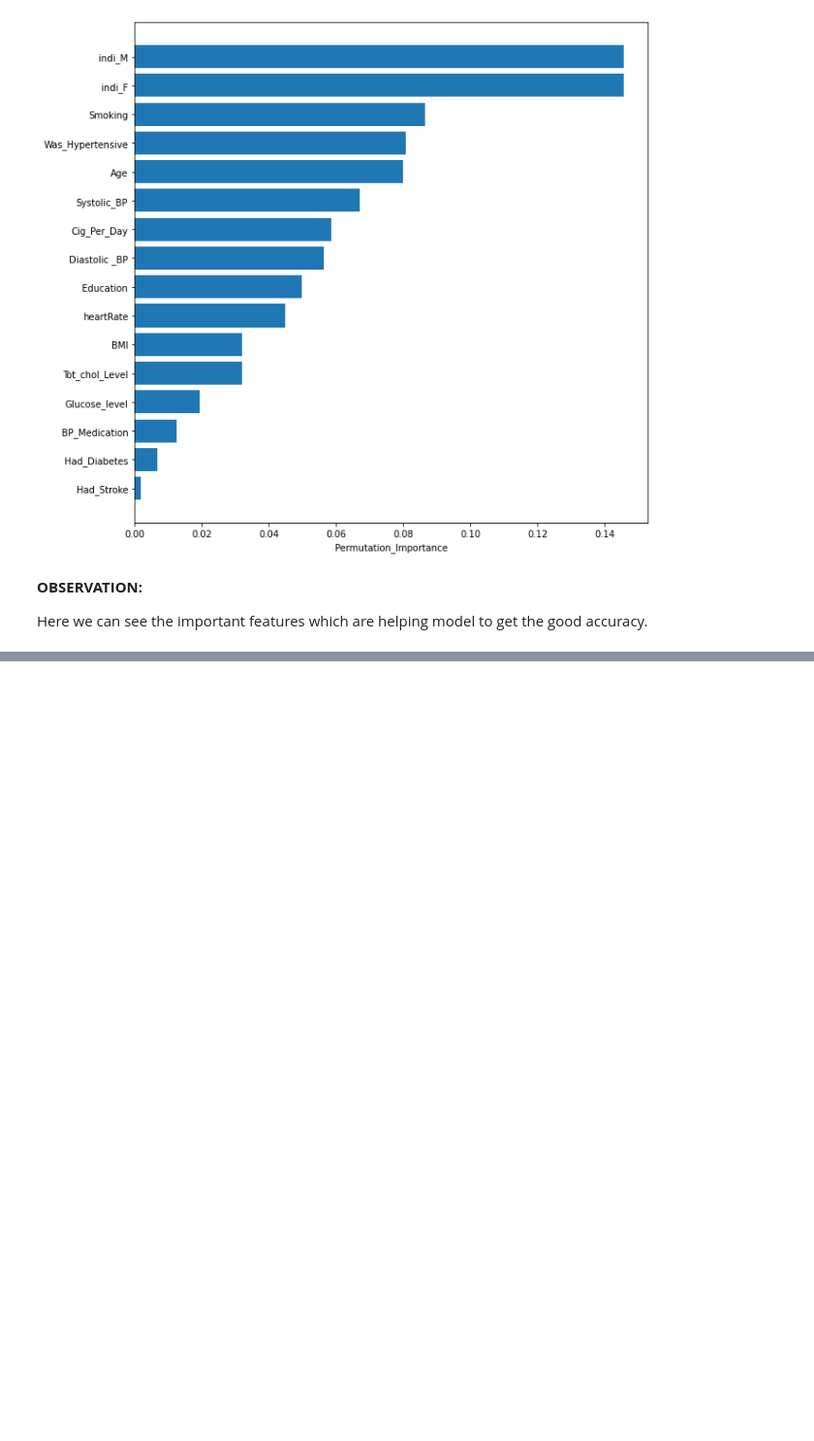
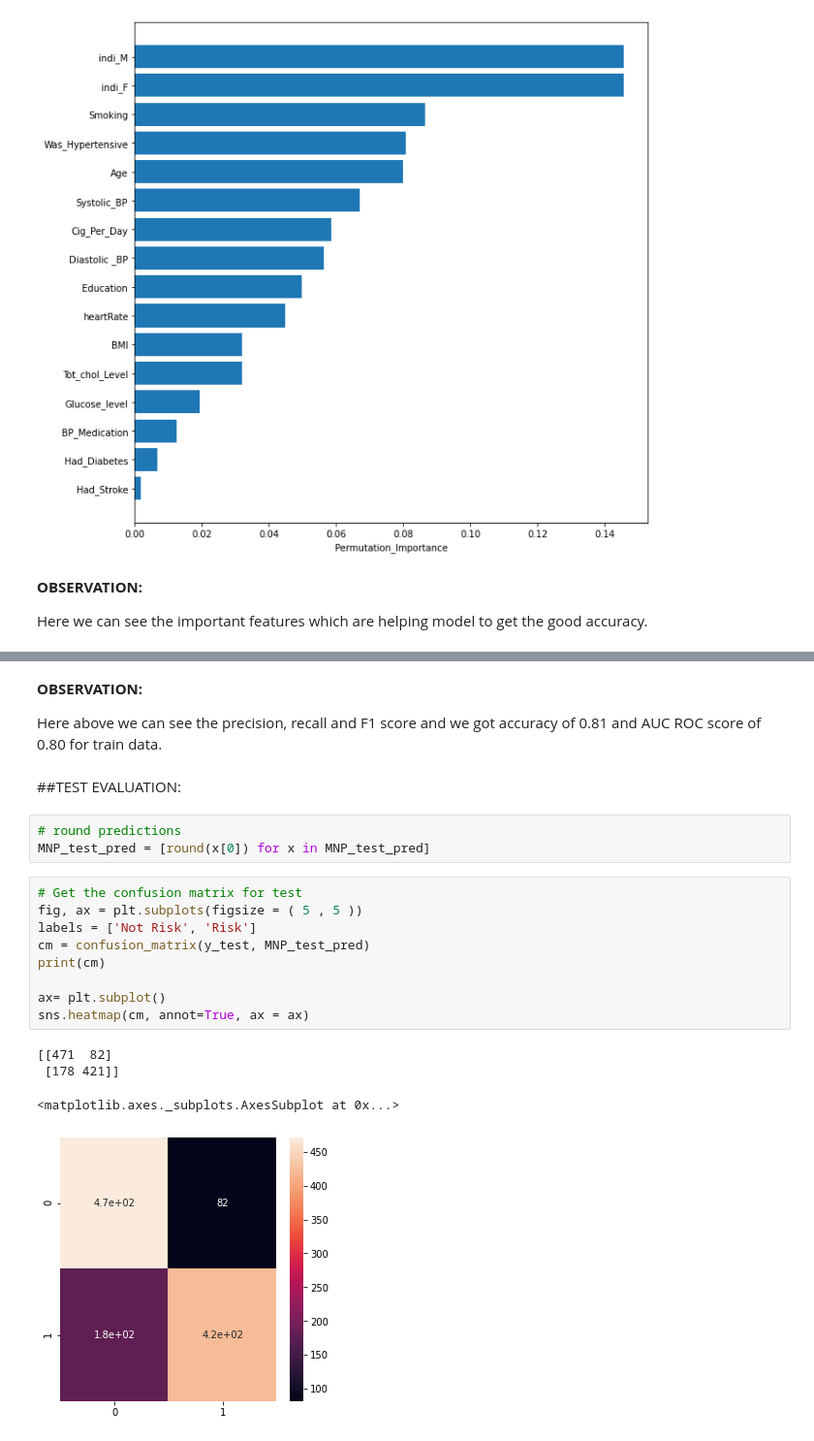
Before and after one commit to humant01/Cardiovascular-Risk-Prediction, a Jupyter notebook: Cardiovascular_Risk_Prediction.ipynb, the cells around one changed output, grey strips where cells are left out. Shown at 97% size. Saved outputs shown, nothing was run; the diff lists cells and outputs as text; blank space fills up the shorter version.

```diff
--- a/Cardiovascular_Risk_Prediction.ipynb
+++ b/Cardiovascular_Risk_Prediction.ipynb
@@ -2298,0 +2417,23 @@ Here we can see the important features which are helping model to get the good a
+# %% [markdown]
+**OBSERVATION:**
+
+Here above we can see the precision, recall and F1 score and we got accuracy of 0.81 and AUC ROC score of 0.80 for train data.
+# %% [markdown]
+##TEST EVALUATION:
+# %%
+# round predictions
+MNP_test_pred = [round(x[0]) for x in MNP_test_pred]
+# %%
+# Get the confusion matrix for test
+fig, ax = plt.subplots(figsize = ( 5 , 5 ))
+labels = ['Not Risk', 'Risk']
+cm = confusion_matrix(y_test, MNP_test_pred)
+print(cm)
+
+ax= plt.subplot()
+sns.heatmap(cm, annot=True, ax = ax)
+# %% [output]
+[[471  82]
+ [178 421]]
+<matplotlib.axes._subplots.AxesSubplot at 0x...>
+[figure, added]
```
Also changed, not shown: parts of 18 cells of this notebook.
